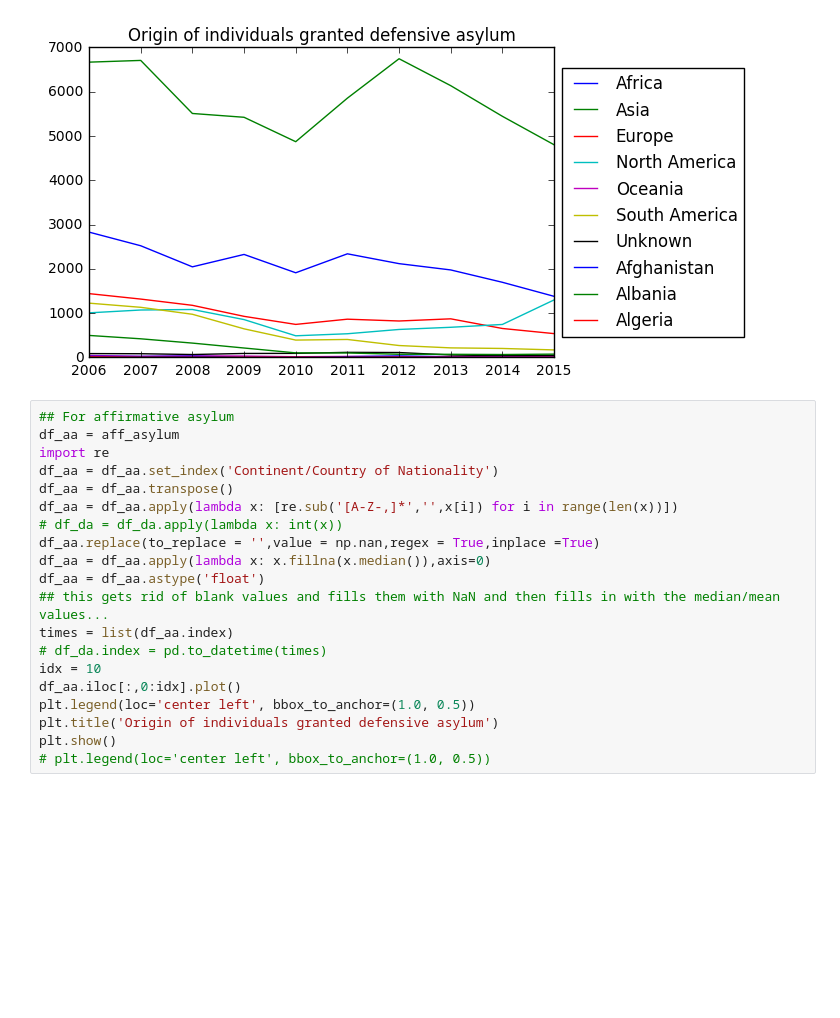
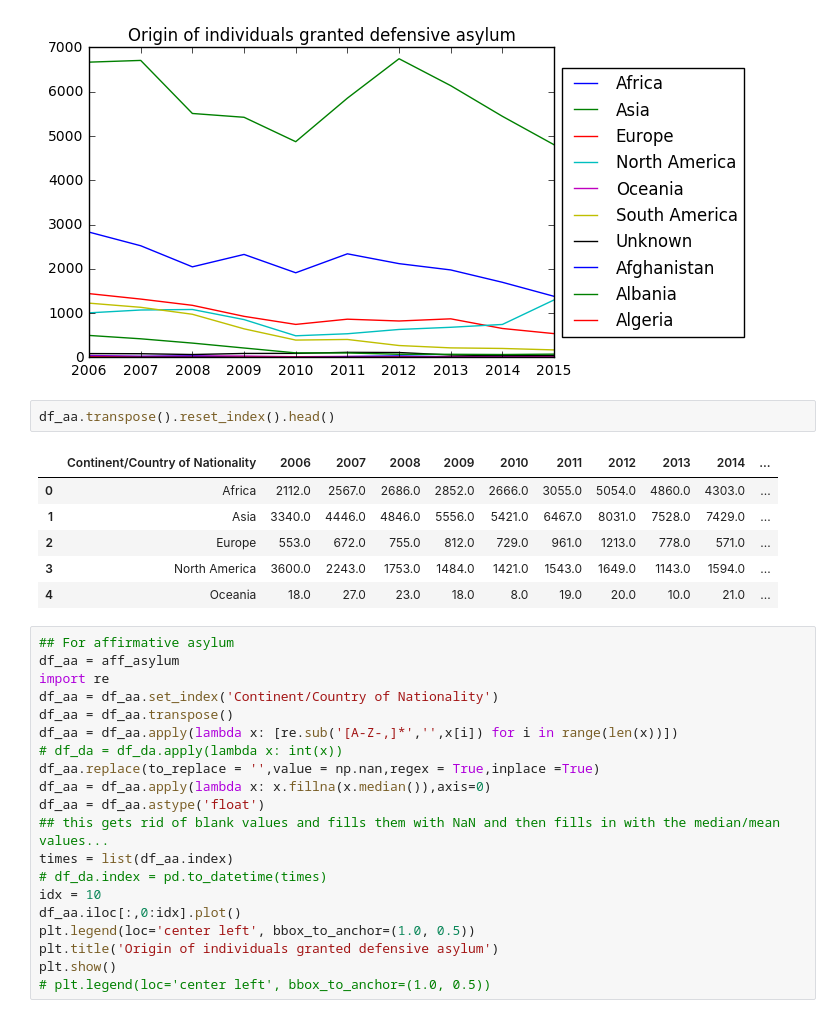
Before and after one commit to cwczarnik/Refugee_Study, a Jupyter notebook: US_Refugees.ipynb, the cells around one changed output. Saved outputs shown, nothing was run; the diff lists cells and outputs as text; blank space fills up the shorter version.

```diff
--- a/US_Refugees.ipynb
+++ b/US_Refugees.ipynb
@@ -145,6 +145,15 @@ plt.show()
 # plt.legend(loc='center left', bbox_to_anchor=(1.0, 0.5))
 # %% [output]
 [figure]
+# %%
+df_aa.transpose().reset_index().head()
+# %% [output]
+|  | Continent/Country of Nationality | 2006 | 2007 | 2008 | 2009 | 2010 | 2011 | 2012 | 2013 | 2014 | ... |
+| 0 | Africa | 2112.0 | 2567.0 | 2686.0 | 2852.0 | 2666.0 | 3055.0 | 5054.0 | 4860.0 | 4303.0 | ... |
+| 1 | Asia | 3340.0 | 4446.0 | 4846.0 | 5556.0 | 5421.0 | 6467.0 | 8031.0 | 7528.0 | 7429.0 | ... |
+| 2 | Europe | 553.0 | 672.0 | 755.0 | 812.0 | 729.0 | 961.0 | 1213.0 | 778.0 | 571.0 | ... |
+| 3 | North America | 3600.0 | 2243.0 | 1753.0 | 1484.0 | 1421.0 | 1543.0 | 1649.0 | 1143.0 | 1594.0 | ... |
+| 4 | Oceania | 18.0 | 27.0 | 23.0 | 18.0 | 8.0 | 19.0 | 20.0 | 10.0 | 21.0 | ... |
 # %%
 ## For affirmative asylum
 df_aa = aff_asylum
```
Also changed, not shown: parts of 18 cells of this notebook, 1 other file.
